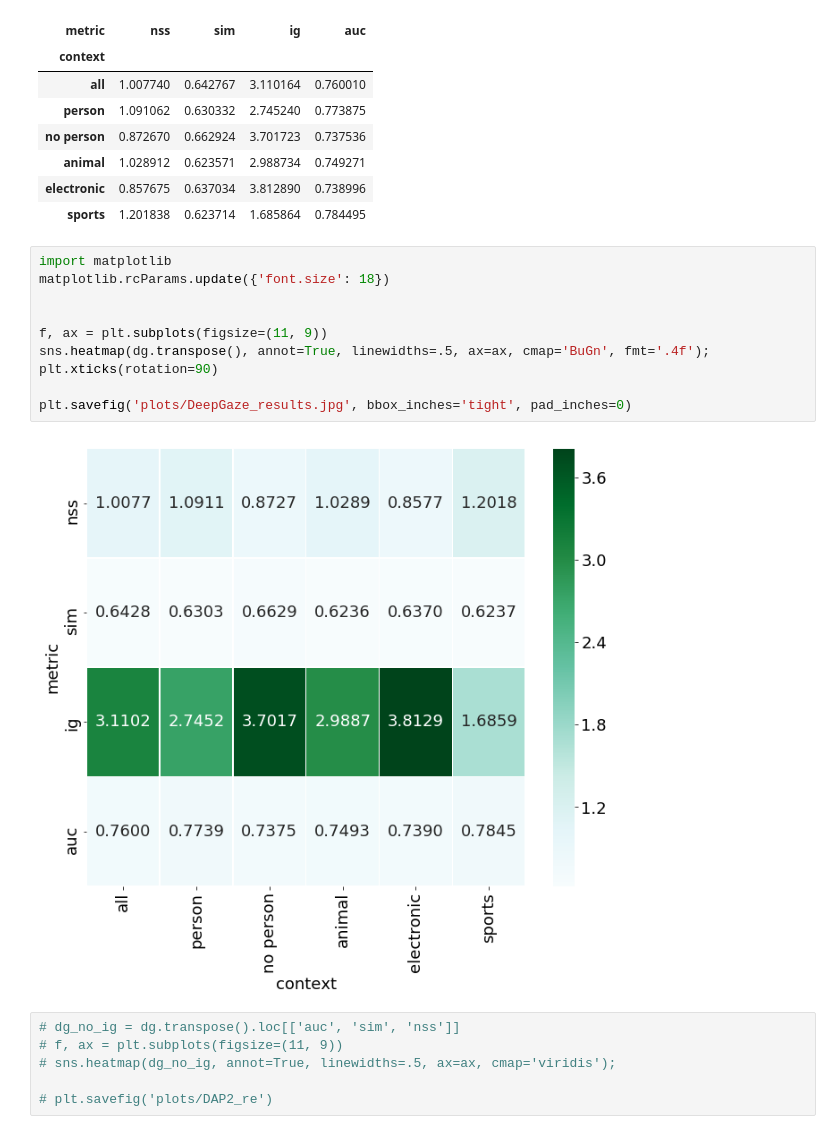
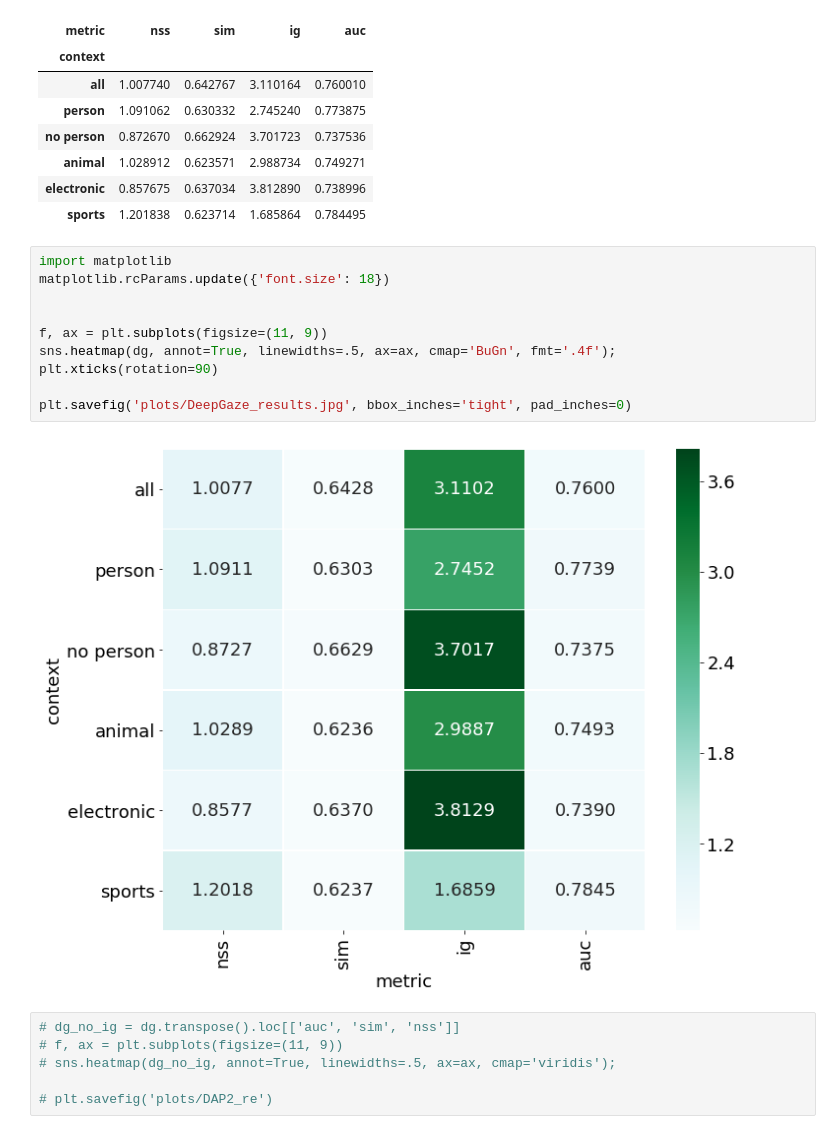
Before and after one commit to alTeska/face_saliency, a Jupyter notebook: notebooks/DataVizualization_DeepGaze_0202.ipynb, the cells around one changed output. Drawn from its saved outputs; the diff is of its cells as text.

```diff
--- a/notebooks/DataVizualization_DeepGaze_0202.ipynb
+++ b/notebooks/DataVizualization_DeepGaze_0202.ipynb
@@ -58,15 +58,15 @@ dg
 # %%
 import matplotlib
 matplotlib.rcParams.update({'font.size': 18})
 
 
 f, ax = plt.subplots(figsize=(11, 9))
-sns.heatmap(dg.transpose(), annot=True, linewidths=.5, ax=ax, cmap='BuGn', fmt='.4f');
+sns.heatmap(dg, annot=True, linewidths=.5, ax=ax, cmap='BuGn', fmt='.4f');
 plt.xticks(rotation=90)
 
 plt.savefig('plots/DeepGaze_results.jpg', bbox_inches='tight', pad_inches=0)
 # %% [output]
-[figure, old version]
+[figure, new version]
 # %%
 # dg_no_ig = dg.transpose().loc[['auc', 'sim', 'nss']]
 # f, ax = plt.subplots(figsize=(11, 9))
```
Also changed, not shown: 9 other files.
